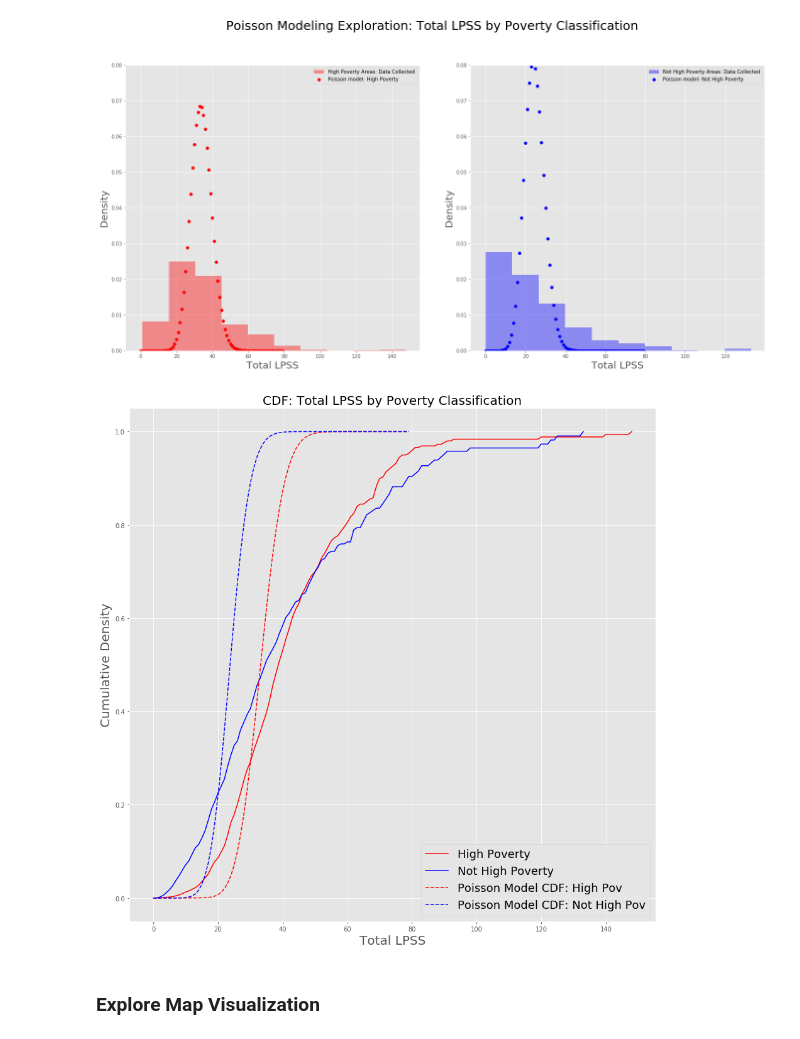
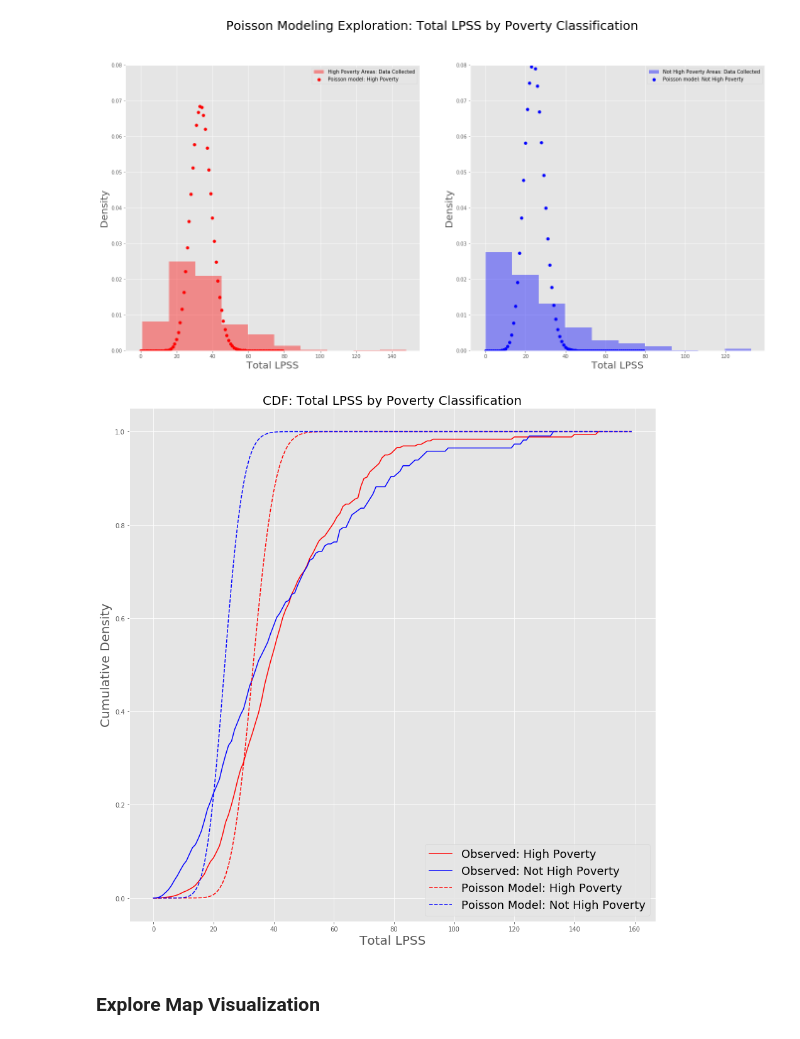
Before and after one commit to jamiewessels/Philly_Food_Access, a Jupyter notebook: notebooks/Exploratory_Data_Analysis.ipynb, the cells around one changed output. Saved outputs shown, nothing was run; the diff lists cells and outputs as text; code cells hidden in the pictures.

Commit message:
graph formatting

```diff
--- a/notebooks/Exploratory_Data_Analysis.ipynb
+++ b/notebooks/Exploratory_Data_Analysis.ipynb
@@ -847,23 +849,23 @@ fig.tight_layout(pad = 5)
 # %%
 fig, ax = plt.subplots(figsize = (15, 15))
 labels = ['High Poverty', 'Not High Poverty']
 colors = ['red', 'blue']
 dfs = [high_pov, not_high_pov]
 columns_c = ['tot_lpss', 'tot_lpss']
-labels_c = ['High Poverty', 'Not High Poverty']
+labels_c = ['Observed: High Poverty', 'Observed: Not High Poverty']
 ax.set_xlabel('Total LPSS', fontsize = 20)
 ax.set_ylabel('Cumulative Density', fontsize = 20)
 
-overlay_plots(ax, dfs_c, columns_c, labels_c, colors, 'CDF: Total LPSS by Poverty Classification')
+overlay_plots(ax, dfs_c, columns_c, labels_c, colors, 'CDFs: Total LPSS by Poverty Classification')
 
-x = np.arange(0, 80, 1)
-ax.plot(stats.poisson(mu = lmbda_lpss_highpov).cdf(x), color = 'red', linestyle = 'dashed', label = 'Poisson Model CDF: High Pov')
-ax.plot(stats.poisson(mu = lmbda_lpss_notpov).cdf(x), color = 'blue', linestyle = 'dashed', label = 'Poisson Model CDF: Not High Pov')
+x = np.arange(0, 160, 1)
+ax.plot(stats.poisson(mu = lmbda_lpss_highpov).cdf(x), color = 'red', linestyle = 'dashed', label = 'Poisson Model: High Poverty')
+ax.plot(stats.poisson(mu = lmbda_lpss_notpov).cdf(x), color = 'blue', linestyle = 'dashed', label = 'Poisson Model: Not High Poverty')
 ax.legend(fontsize = 18)
 ax.set_title('CDF: Total LPSS by Poverty Classification', fontsize = 20);
 # fig.savefig('../images/poisson_cdfs.jpeg')
 # %% [output]
-[figure, old version]
+[figure, new version]
 # %% [markdown]
 ### Explore Map Visualization
 # %%
```
Also changed, not shown: parts of 5 cells of this notebook.
